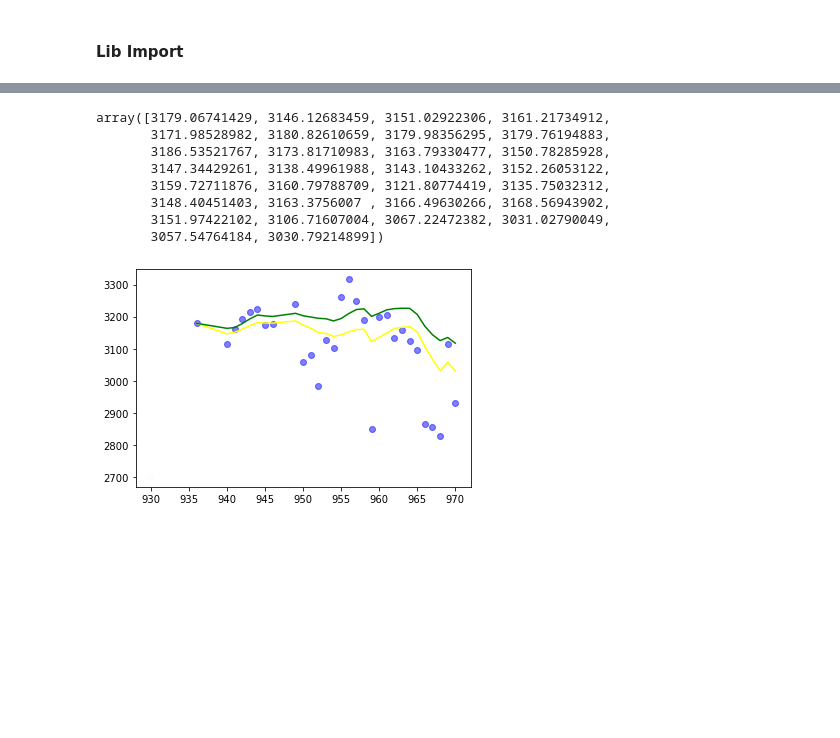
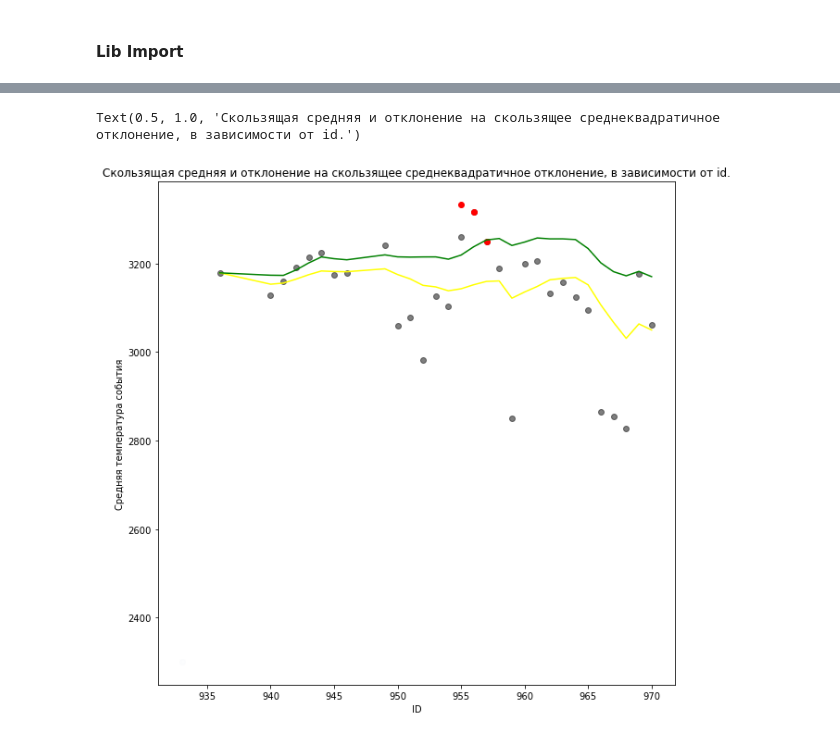
Before and after one commit to enotbeta/thermal-diplom, a Jupyter notebook: Main script.ipynb, the cells around one changed output, grey strips where cells are left out. Drawn from its saved outputs; the diff is of its cells as text; code cells hidden in the pictures; blank space fills up the shorter version.

```diff
--- a/Main script.ipynb
+++ b/Main script.ipynb
@@ -10,0 +16,9 @@ import math
+# %%
+data1 = pd.read_csv(r'./dataset/Sochi10-11.csv', header=0, sep =',')
+tsmax = data1['ts_ir'].max()
+tsmin = data1['ts_ir'].min()
+diff_ts = tsmax - tsmin
+target_time = diff_ts / 60 * 54.3 + tsmin
+query =  data1.loc[((target_time - 8000) <= data1['ts_ir']) & (data1['ts_ir']  <= (target_time + 5000))]
+unique = data1['id'].unique()
+target_set_avg = f.mean_list(query)
@@ -11,14 +37,18 @@ import math
 # %%
-url = "https://pastebin.com/raw/j30qh61S"
-#resp = urllib.request.urlopen(url_data)
-data1 = pd.read_csv(r'./dataset/Sochi10-11.csv', header=0, sep =',')
 
 
 data1 = data1.loc[data1['temperatureAvg'] > 1]
+data1 = data1.loc[data1['temperatureSdv'] > 1]
+#data1 = data1.loc[data1['temperatureSdv'] < 2000]
+data1 = data1.loc[data1['temperatureMax'] > 1]
+data1 = data1.loc[data1['temperatureMin'] > 1]
+data1 = data1.loc[data1['temperatureAvgExt'] > 1]
+data1 = data1.loc[data1['temperatureSdvExt'] > 1]
 data1 = data1.loc[data1['id']  > 933]
-#data1 = data1.loc[data1['temperatureAvg'] < 4000]
-data1 = data1.loc[data1['temperatureAvg'] > 2000]
-#data1 = data1.loc[data1['mappingError'] < 0.01]
+#data1 = data1.loc[data1['distance']  > 1]
+data1 = data1.loc[data1['temperatureAvg'] < 3500]
+data1 = data1.loc[data1['temperatureAvg'] > 2400]
+#data1 = data1.loc[data1['mappingError'] < 0.1]
 #data1 = data1.loc[data1['temperatureSdv'] < 500]
-data1 = data1.loc[data1['ts'] < 1644576965032]
+#data1 = data1.loc[data1['ts'] < 1644576965032]
 # %%
@@ -46,26 +109,22 @@ plt.scatter(data1['ts'], data1['temperatureAvg'], alpha=0.2)
 main_mean_list = f.mean_list(data1)
 # %%
 algo_set_avg = alg.create_trend(main_mean_list, close_data_size = 10, ratio = 0)
-algo_set_avg
-# %% [output]
-array([3179.06741429, 3146.12683459, 3151.02922306, 3161.21734912,
-       3171.98528982, 3180.82610659, 3179.98356295, 3179.76194883,
-       3186.53521767, 3173.81710983, 3163.79330477, 3150.78285928,
-       3147.34429261, 3138.49961988, 3143.10433262, 3152.26053122,
-       3159.72711876, 3160.79788709, 3121.80774419, 3135.75032312,
-       3148.40451403, 3163.3756007 , 3166.49630266, 3168.56943902,
-       3151.97422102, 3106.71607004, 3067.22472382, 3031.02790049,
-       3057.54764184, 3030.79214899])
 # %%
 mean_set_avg = alg.create_sdv_trend(main_mean_list, algo_set_avg, close_data_size= 10, ratio=0)
 # %%
 mean_set_avg
-border = algo_set_avg + 2/3*mean_set_avg
+border = algo_set_avg + mean_set_avg
 # %%
-plt.scatter(data1['id'].unique(),main_mean_list, color = 'blue', alpha=0.5)
-plt.scatter(930,2700, alpha = 0.01)
-plt.plot(data1['id'].unique(), algo_set_avg, color = 'yellow')
-plt.plot(data1['id'].unique(), border, color = 'green')
-plt.show()
+fig = plt.figure(figsize=(10,10))
+plot = fig.add_subplot(111)
+plot.scatter(data1['id'].unique(),main_mean_list, color = 'black', alpha=0.5)
+plt.scatter(933,2300, alpha = 0.01)
+plot.plot(data1['id'].unique(), algo_set_avg, color = 'yellow')
+plot.plot(data1['id'].unique(), border, color = 'green')
+plt.scatter(query['id'].unique(),target_set_avg, color = 'red')
+plot.set_xlabel('ID')
+plot.set_ylabel('Средняя температура события')
+plot.set_title("Скользящая средняя и отклонение на скользящее среднеквадратичное отклонение, в зависимости от id.")
 # %% [output]
+Text(0.5, 1.0, 'Скользящая средняя и отклонение на скользящее среднеквадратичное отклонение, в зависимости от id.')
-[figure, old version]
+[figure, new version]
```
Also changed, not shown: parts of 8 cells of this notebook, 2 other files.
